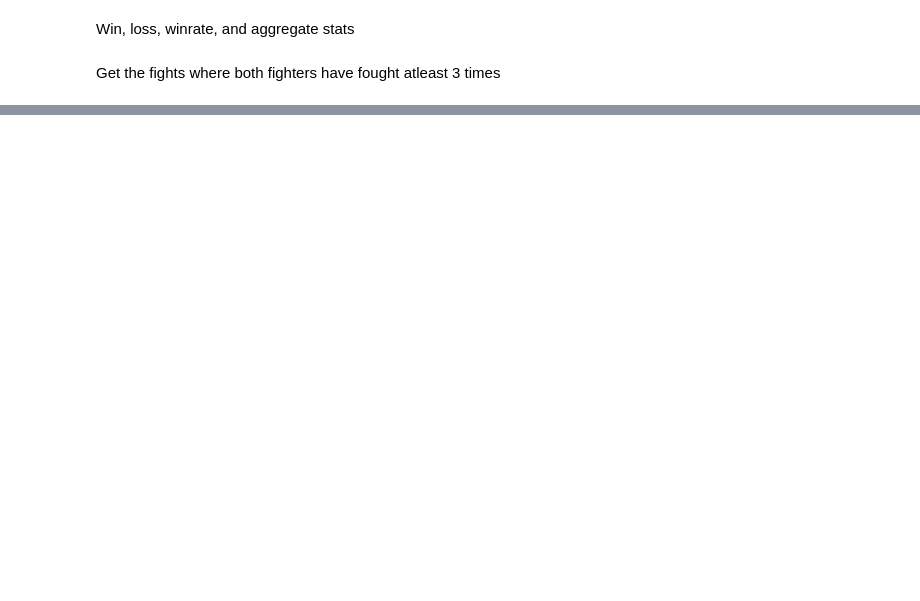
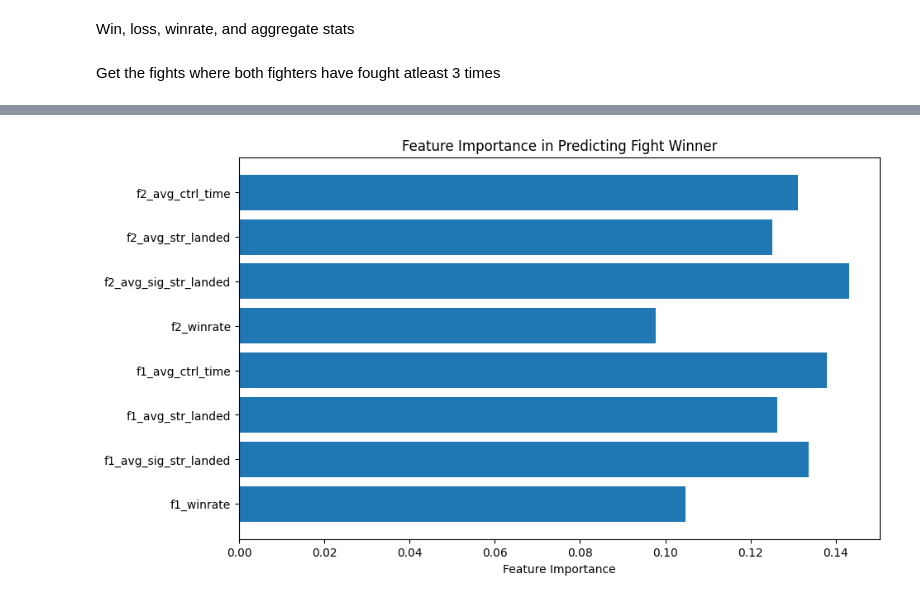
Before and after one commit to cjgnass/ufc-stat-scraper, a Jupyter notebook: notebook.ipynb, the cells around one changed output, grey strips where cells are left out. Drawn from its saved outputs; the diff is of its cells as text; code cells hidden in the pictures; blank space fills up the shorter version.

Commit message:
model training

```diff
--- a/notebook.ipynb
+++ b/notebook.ipynb
@@ -312,3 +261,8 @@ feature_df.to_csv('feature_df.cvs')
 Get the fights where both fighters have fought atleast 3 times
 # %%
 feature_df = feature_df[(feature_df['f1_fights'] >= 3) & (feature_df['f2_fights'] >= 3)]
+# %%
+# Encode 1 if f1 wins, 0 if f2 wins
+feature_df['label'] = (feature_df['winner'] == feature_df['f1']).astype(int)
+feature_df = feature_df.drop(columns=['f1', 'f2', 'winner', 'f1_fights', 'f2_fights'])
+feature_df.dropna()
@@ -314,0 +285,7 @@ feature_df = feature_df[(feature_df['f1_fights'] >= 3) & (feature_df['f2_fights'
+# %%
+from sklearn.model_selection import train_test_split
+
+X = feature_df.drop(columns='label')
+y = feature_df['label']
+
+X_train, X_test, y_train, y_test = train_test_split(X, y, test_size=0.2, random_state=42)
@@ -314,0 +294,11 @@ feature_df = feature_df[(feature_df['f1_fights'] >= 3) & (feature_df['f2_fights'
+# %%
+from sklearn.ensemble import RandomForestClassifier
+from sklearn.metrics import accuracy_score, classification_report
+
+model = RandomForestClassifier(class_weight='balanced', random_state=42)
+model.fit(X_train, y_train)
+
+y_pred = model.predict(X_test)
+
+print("Accuracy:", accuracy_score(y_test, y_pred))
+print(classification_report(y_test, y_pred))
@@ -314,0 +315,13 @@ feature_df = feature_df[(feature_df['f1_fights'] >= 3) & (feature_df['f2_fights'
+# %%
+import matplotlib.pyplot as plt
+
+importances = model.feature_importances_
+feature_names = X.columns
+
+plt.figure(figsize=(10, 6))
+plt.barh(feature_names, importances)
+plt.xlabel("Feature Importance")
+plt.title("Feature Importance in Predicting Fight Winner")
+plt.show()
+# %% [output]
+[figure, added]
```
Also changed, not shown: parts of 7 cells of this notebook, 8 other files.
